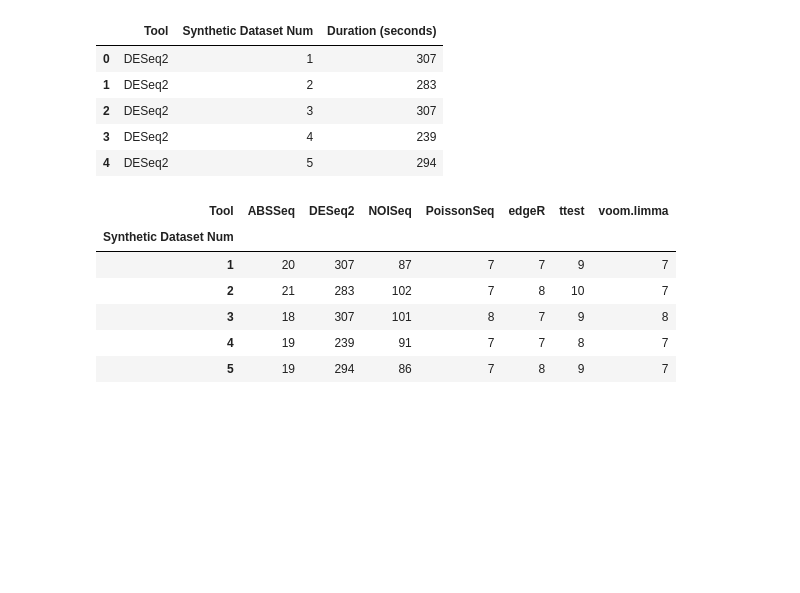
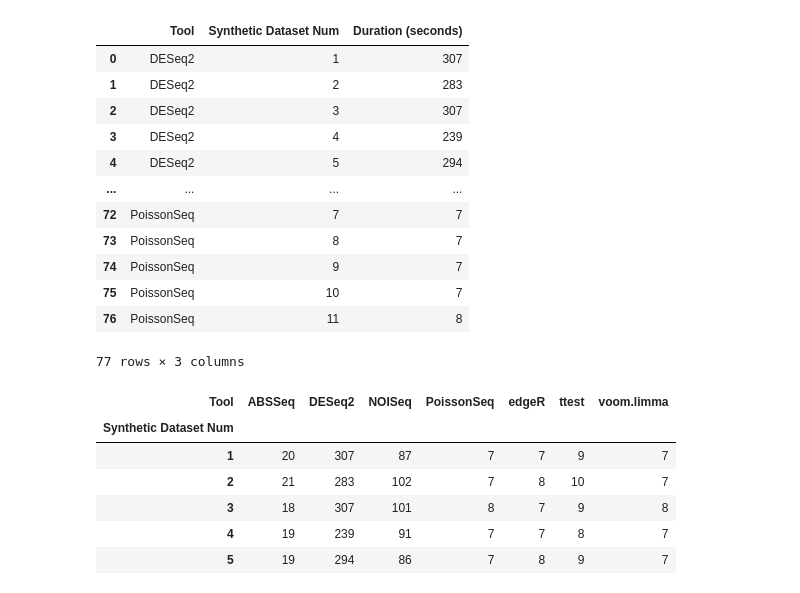
Before and after one commit to JosephBui21/RNASeqToolComparison, a Jupyter notebook: Tool Timings.ipynb, the cells around one changed output. Drawn from its saved outputs; the diff is of its cells as text; code cells hidden in the pictures; blank space fills up the shorter version.

```diff
--- a/Tool Timings.ipynb
+++ b/Tool Timings.ipynb
@@ -5,26 +5,33 @@ import matplotlib.pyplot as plt
 # %%
 df = pd.DataFrame([
     ['DESeq2', 1, 307], ['DESeq2', 2, 283], ['DESeq2', 3, 307], ['DESeq2', 4, 239], ['DESeq2', 5, 294],
     ['DESeq2', 6, 65], ['DESeq2', 7, 58], ['DESeq2', 8, 248], ['DESeq2', 9, 218], ['DESeq2', 10, 218], ['DESeq2', 11, 209],
     ['edgeR', 1, 7], ['edgeR', 2, 8], ['edgeR', 3, 7], ['edgeR', 4, 7], ['edgeR', 5, 8], ['edgeR', 6, 11], ['edgeR', 7, 11],
     ['edgeR', 8, 8], ['edgeR', 9, 8], ['edgeR', 10, 7], ['edgeR', 11, 8], ['voom.limma', 1, 7], ['voom.limma', 2, 7], ['voom.limma', 3, 8],
     ['voom.limma', 4, 7], ['voom.limma', 5, 7], ['voom.limma', 6, 10], ['voom.limma', 7, 10], ['voom.limma', 8, 7], ['voom.limma', 9, 7],
     ['voom.limma', 10, 8], ['voom.limma', 11, 7], ['NOISeq', 1, 87], ['NOISeq', 2, 102], ['NOISeq', 3, 101], ['NOISeq', 4, 91], ['NOISeq', 5, 86], ['NOISeq', 6, 65],
     ['NOISeq', 7, 81], ['NOISeq', 8, 97], ['NOISeq', 9, 97], ['NOISeq', 10, 87], ['NOISeq', 11, 87], ['ttest', 1, 9], ['ttest', 2, 10], ['ttest', 3, 9],
     ['ttest', 4, 8], ['ttest', 5, 9], ['ttest', 6, 10], ['ttest', 7, 10], ['ttest', 8, 11], ['ttest', 9, 9], ['ttest', 10, 9], ['ttest', 11, 9],
     ['ABSSeq', 1, 20], ['ABSSeq', 2, 21], ['ABSSeq', 3, 18], ['ABSSeq', 4, 19], ['ABSSeq', 5, 19], ['ABSSeq', 6, 19], ['ABSSeq', 7, 16], ['ABSSeq', 8, 18],
     ['ABSSeq', 9, 18], ['ABSSeq', 10, 19], ['ABSSeq', 11, 19], ['PoissonSeq', 1, 7], ['PoissonSeq', 2, 7], ['PoissonSeq', 3, 8], ['PoissonSeq', 4, 7],
     ['PoissonSeq', 5, 7], ['PoissonSeq', 6, 6], ['PoissonSeq', 7, 7], ['PoissonSeq', 8, 7], ['PoissonSeq', 9, 7], ['PoissonSeq', 10, 7], ['PoissonSeq', 11, 8]],
     columns = ['Tool', 'Synthetic Dataset Num', 'Duration (seconds)']
     )
-df.head()
+df
 # %% [output]
 |  | Tool | Synthetic Dataset Num | Duration (seconds) |
 | 0 | DESeq2 | 1 | 307 |
 | 1 | DESeq2 | 2 | 283 |
 | 2 | DESeq2 | 3 | 307 |
 | 3 | DESeq2 | 4 | 239 |
 | 4 | DESeq2 | 5 | 294 |
+| ... | ... | ... | ... |
+| 72 | PoissonSeq | 7 | 7 |
+| 73 | PoissonSeq | 8 | 7 |
+| 74 | PoissonSeq | 9 | 7 |
+| 75 | PoissonSeq | 10 | 7 |
+| 76 | PoissonSeq | 11 | 8 |
+77 rows × 3 columns
 # %%
 df = df.pivot(index = 'Synthetic Dataset Num', columns = 'Tool', values = 'Duration (seconds)')
 df
```
Also changed, not shown: parts of 2 cells of this notebook, 10 other files.
